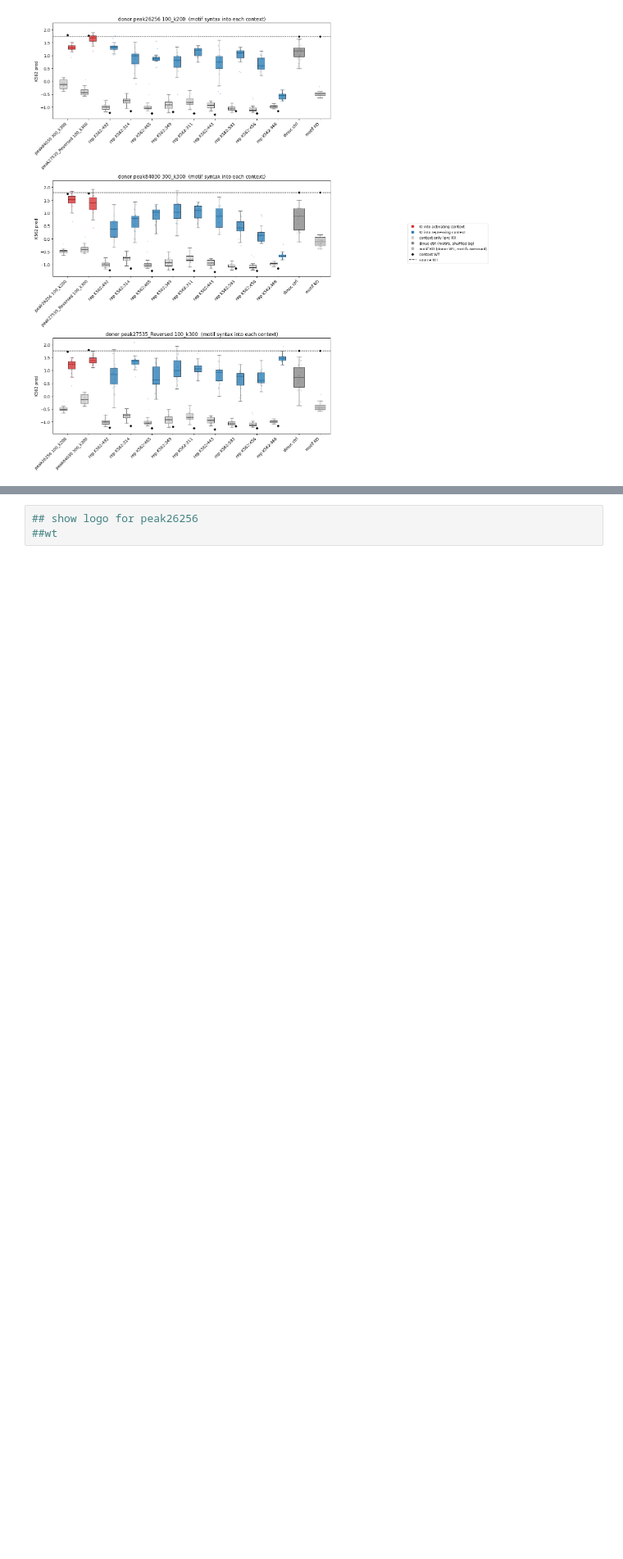
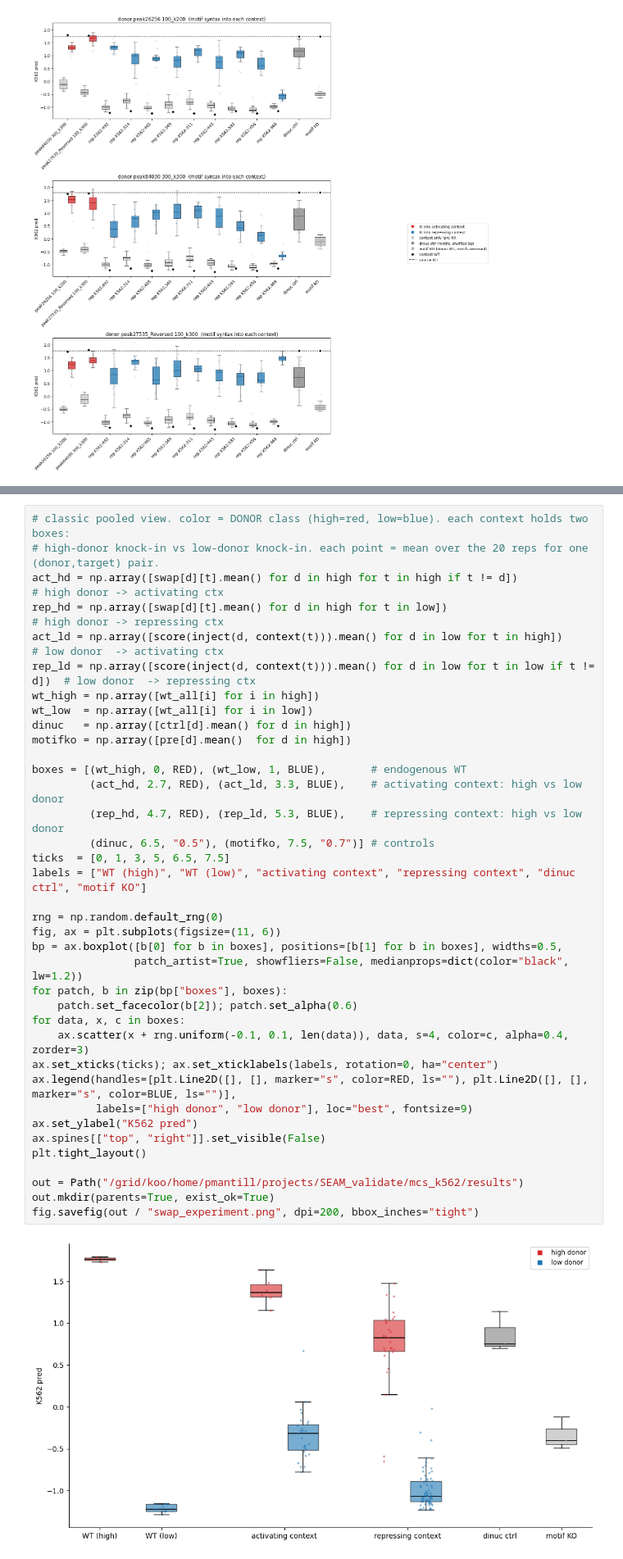
Before and after one commit to pabmantilla/SEAM_validate, a Jupyter notebook: mcs_k562/scripts/swap_experiment.ipynb, the cells around one changed output, grey strips where cells are left out. Shown at 82% size. Drawn from its saved outputs; the diff is of its cells as text; blank space fills up the shorter version.

```diff
--- a/mcs_k562/scripts/swap_experiment.ipynb
+++ b/mcs_k562/scripts/swap_experiment.ipynb
@@ -175,3 +220,39 @@ fig.subplots_adjust(right=0.80)
 # %%
-## show logo for peak26256
-##wt
+# classic pooled view. color = DONOR class (high=red, low=blue). each context holds two boxes:
+# high-donor knock-in vs low-donor knock-in. each point = mean over the 20 reps for one (donor,target) pair.
+act_hd = np.array([swap[d][t].mean() for d in high for t in high if t != d])                  # high donor -> activating ctx
+rep_hd = np.array([swap[d][t].mean() for d in high for t in low])                             # high donor -> repressing ctx
+act_ld = np.array([score(inject(d, context(t))).mean() for d in low for t in high])           # low donor  -> activating ctx
+rep_ld = np.array([score(inject(d, context(t))).mean() for d in low for t in low if t != d])  # low donor  -> repressing ctx
+wt_high = np.array([wt_all[i] for i in high])
+wt_low  = np.array([wt_all[i] for i in low])
+dinuc   = np.array([ctrl[d].mean() for d in high])
+motifko = np.array([pre[d].mean()  for d in high])
+
+boxes = [(wt_high, 0, RED), (wt_low, 1, BLUE),       # endogenous WT
+         (act_hd, 2.7, RED), (act_ld, 3.3, BLUE),    # activating context: high vs low donor
+         (rep_hd, 4.7, RED), (rep_ld, 5.3, BLUE),    # repressing context: high vs low donor
+         (dinuc, 6.5, "0.5"), (motifko, 7.5, "0.7")] # controls
+ticks  = [0, 1, 3, 5, 6.5, 7.5]
+labels = ["WT (high)", "WT (low)", "activating context", "repressing context", "dinuc ctrl", "motif KO"]
+
+rng = np.random.default_rng(0)
+fig, ax = plt.subplots(figsize=(11, 6))
+bp = ax.boxplot([b[0] for b in boxes], positions=[b[1] for b in boxes], widths=0.5,
+                patch_artist=True, showfliers=False, medianprops=dict(color="black", lw=1.2))
+for patch, b in zip(bp["boxes"], boxes):
+    patch.set_facecolor(b[2]); patch.set_alpha(0.6)
+for data, x, c in boxes:
+    ax.scatter(x + rng.uniform(-0.1, 0.1, len(data)), data, s=4, color=c, alpha=0.4, zorder=3)
+ax.set_xticks(ticks); ax.set_xticklabels(labels, rotation=0, ha="center")
+ax.legend(handles=[plt.Line2D([], [], marker="s", color=RED, ls=""), plt.Line2D([], [], marker="s", color=BLUE, ls="")],
+          labels=["high donor", "low donor"], loc="best", fontsize=9)
+ax.set_ylabel("K562 pred")
+ax.spines[["top", "right"]].set_visible(False)
+plt.tight_layout()
+
+out = Path("/grid/koo/home/pmantill/projects/SEAM_validate/mcs_k562/results")
+out.mkdir(parents=True, exist_ok=True)
+fig.savefig(out / "swap_experiment.png", dpi=200, bbox_inches="tight")
+# %% [output]
+[figure, added]
```
Also changed, not shown: parts of 1 cell of this notebook.
